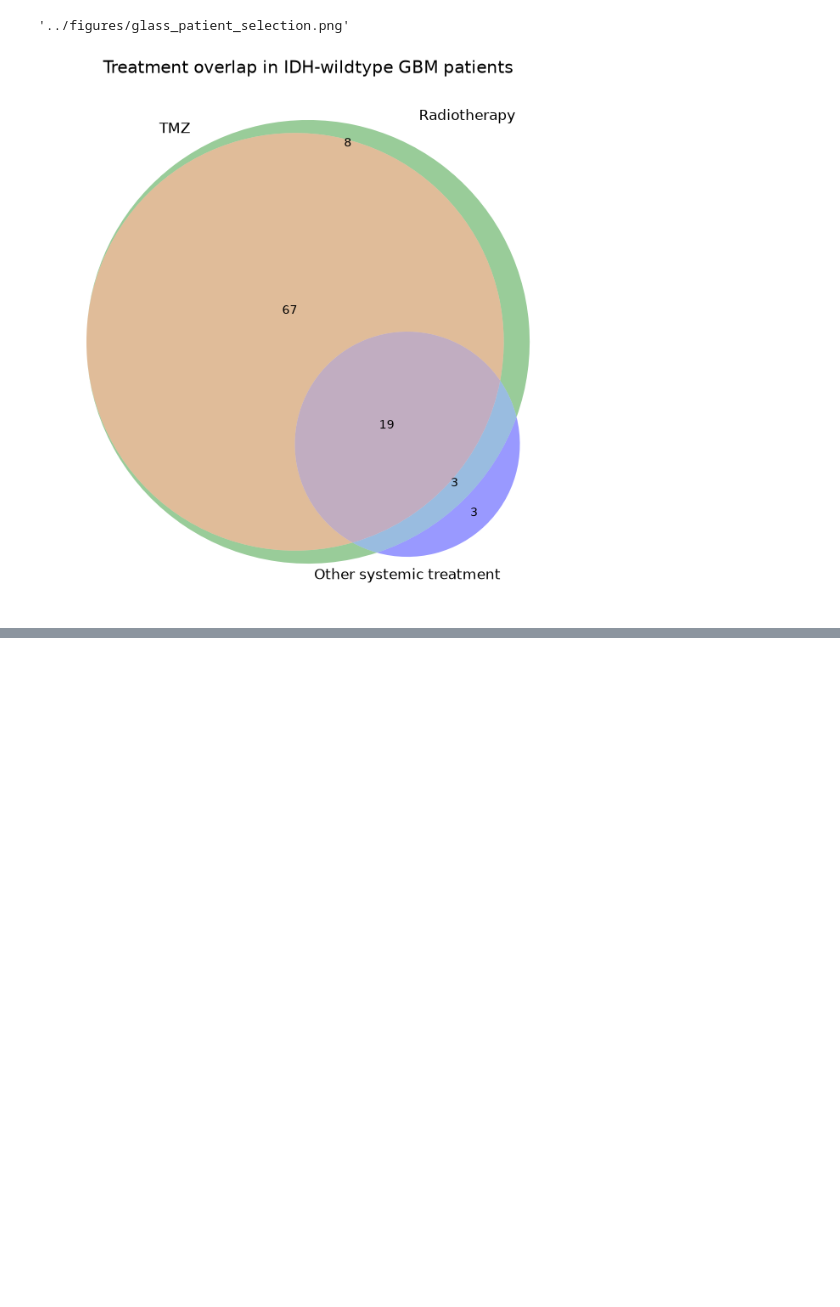
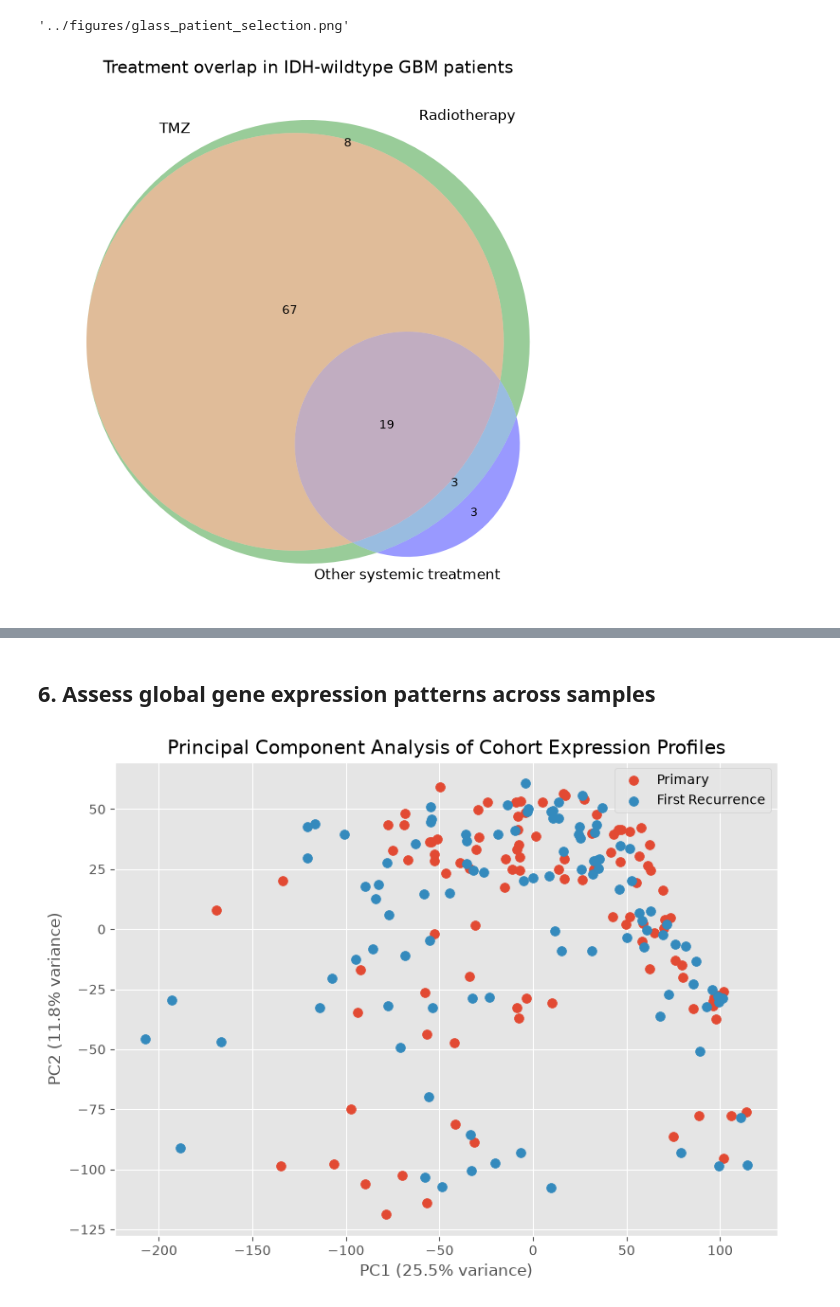
Before and after one commit to zuhany/cell_lines_pv_26, a Jupyter notebook: notebooks/GLASS.ipynb, the cells around one changed output, grey strips where cells are left out. Drawn from its saved outputs; the diff is of its cells as text; code cells hidden in the pictures; blank space fills up the shorter version.

Commit message:
Progress with Step 2 up to 6. Assess global gene expression patterns across samples

```diff
--- a/notebooks/GLASS.ipynb
+++ b/notebooks/GLASS.ipynb
@@ -1468,0 +1646,10 @@ plt.show()
+# %%
+glass_idhwt_gbm_primary_R1_TPM_filtered = (glass_idhwt_gbm_primary_R1_TPM.loc[~glass_idhwt_gbm_primary_R1_TPM.index.isin(duplicate_genes.index)].copy())
+# %%
+min_samples = math.ceil(0.20 * glass_idhwt_gbm_primary_R1_TPM_filtered.shape[1])
+
+glass_idhwt_gbm_primary_R1_TPM_filtered = glass_idhwt_gbm_primary_R1_TPM_filtered.loc[
+    (glass_idhwt_gbm_primary_R1_TPM_filtered >= 1).sum(axis=1) >= min_samples
+]
+# %%
+glass_idhwt_gbm_primary_R1_log2TPM_filtered = glass_idhwt_gbm_primary_R1_log2TPM.loc[glass_idhwt_gbm_primary_R1_log2TPM.index.isin(glass_idhwt_gbm_primary_R1_TPM_filtered.index)].copy()
@@ -1468,0 +1682,58 @@ plt.show()
+# %% [markdown]
+## 6. Assess global gene expression patterns across samples
+# %%
+pca_pipeline = Pipeline([
+    ("scaler", StandardScaler()),
+    ("pca", PCA(n_components=2))
+])
+
+glass_idhwt_gbm_primary_R1_pca = pca_pipeline.fit_transform(
+    glass_idhwt_gbm_primary_R1_log2TPM_filtered.T
+)
+# %%
+# Identify sample type
+sample_types = [
+    "Primary"
+    if sample_id in glass_idhwt_gbm_primary_R1_pairs["PRIMARY_SAMPLE_ID"].values
+    else "First Recurrence"
+    for sample_id in glass_idhwt_gbm_primary_R1_log2TPM_filtered.columns
+]
+
+# Plot
+plt.figure(figsize=(8, 6))
+
+for sample_type, marker in [
+    ("Primary", "o"),
+    ("First Recurrence", "o")
+]:
+    mask = [sample_type == x for x in sample_types]
+
+    plt.scatter(
+        glass_idhwt_gbm_primary_R1_pca[mask, 0],
+        glass_idhwt_gbm_primary_R1_pca[mask, 1],
+        marker=marker,
+        s=50,
+        label=sample_type
+    )
+
+pca = pca_pipeline.named_steps["pca"]
+
+plt.xlabel(
+    f"PC1 ({pca.explained_variance_ratio_[0] * 100:.1f}% variance)"
+)
+plt.ylabel(
+    f"PC2 ({pca.explained_variance_ratio_[1] * 100:.1f}% variance)"
+)
+plt.title("Principal Component Analysis of Cohort Expression Profiles")
+plt.legend()
+plt.tight_layout()
+
+plt.savefig(
+    "../figures/PCA_primary_recurrence.png",
+    dpi=300,
+    bbox_inches="tight"
+)
+
+plt.show()
+# %% [output]
+[figure, added]
```
Also changed, not shown: parts of 39 cells of this notebook, 10 other files.
